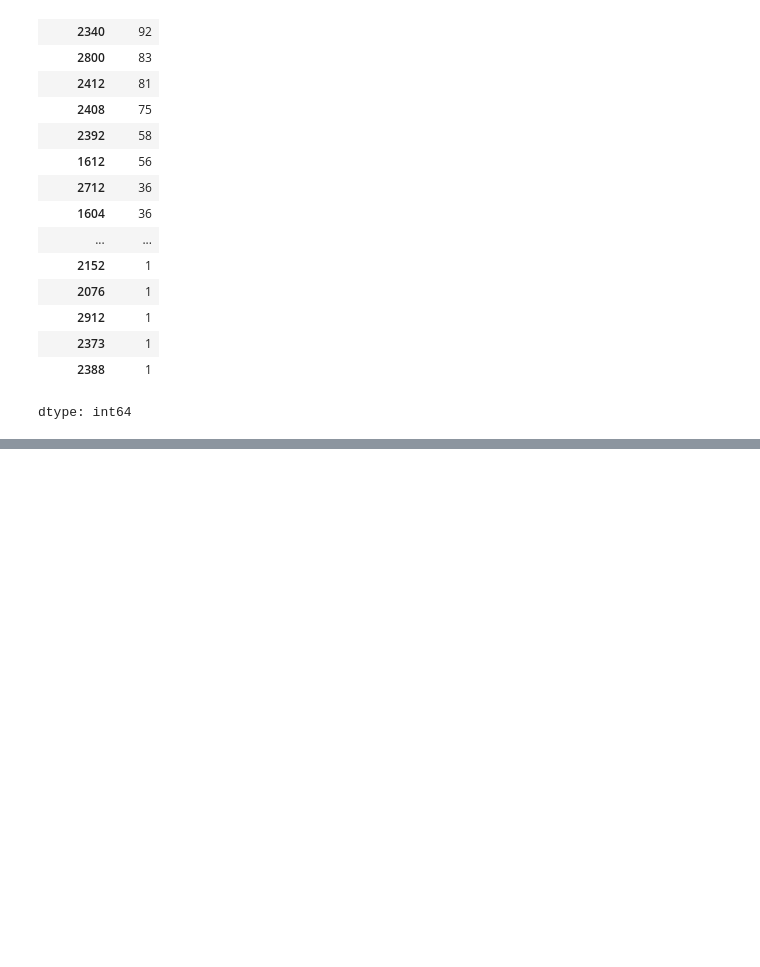
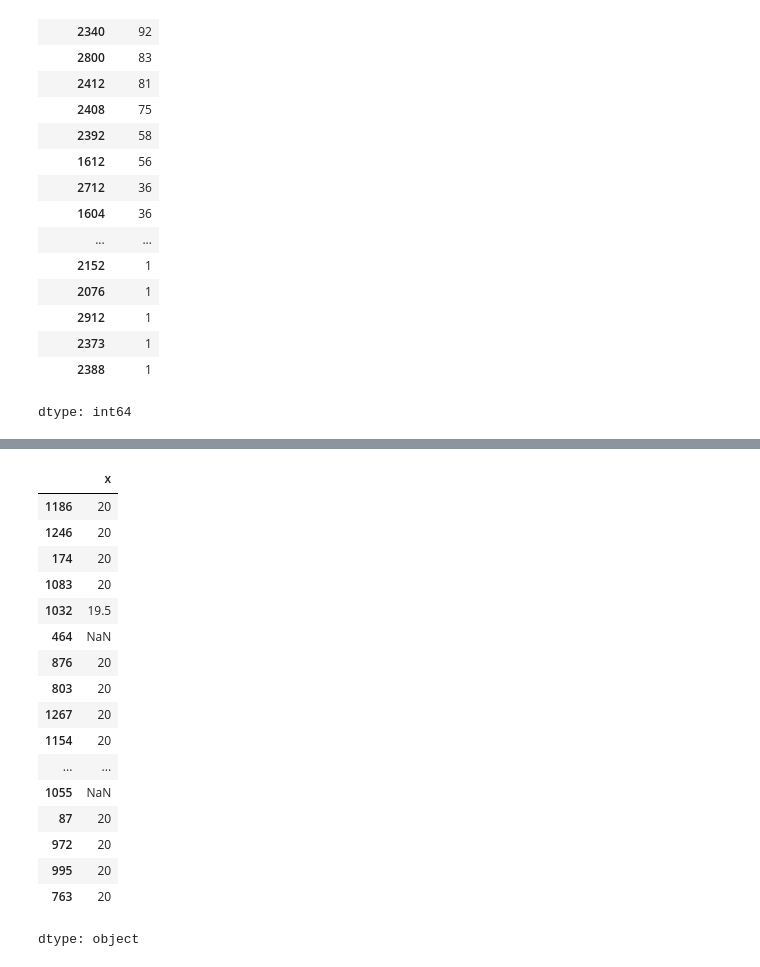
Before and after one commit to rajeshxdatascience/smartphone-recommender-system, a Jupyter notebook: SpecLens_AI_Data_Engineering.ipynb, the cells around one changed output, grey strips where cells are left out. Cells and saved outputs as stored; diff of their text form; code cells hidden in the pictures; blank space fills up the shorter version.

Commit message:
feat: calculate aspect_ratio_numeric for precise form-factor comparison

```diff
--- a/SpecLens_AI_Data_Engineering.ipynb
+++ b/SpecLens_AI_Data_Engineering.ipynb
@@ -1436,0 +1437,40 @@ memory usage: 689.9+ KB
+# %%
+df['helper'] = df['display_res'].str.split(',').str.get(2).str.strip()
+# %%
+def extract_ratio(text):
+
+  if pd.isna(text):
+    return np.nan
+
+  if 'colours' in text:
+    return np.nan
+
+  if ':' in text:
+    return str(text)
+
+  return np.nan
+
+df['aspect_ration_numeric'] = df['helper'].apply(extract_ratio)
+# %%
+df['x'] = df['aspect_ration_numeric'].str.split(':').str.get(0)
+# %%
+df['x'].sample(20)
+# %% [output]
+|  | x |
+| 1186 | 20 |
+| 1246 | 20 |
+| 174 | 20 |
+| 1083 | 20 |
+| 1032 | 19.5 |
+| 464 | NaN |
+| 876 | 20 |
+| 803 | 20 |
+| 1267 | 20 |
+| 1154 | 20 |
+| ... | ... |
+| 1055 | NaN |
+| 87 | 20 |
+| 972 | 20 |
+| 995 | 20 |
+| 763 | 20 |
+dtype: object
```
Also changed, not shown: parts of 24 cells of this notebook.
